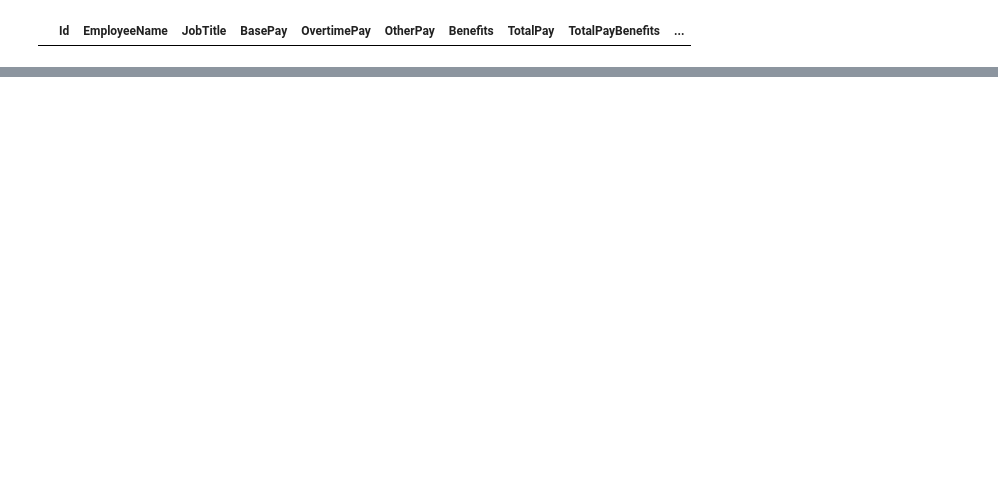
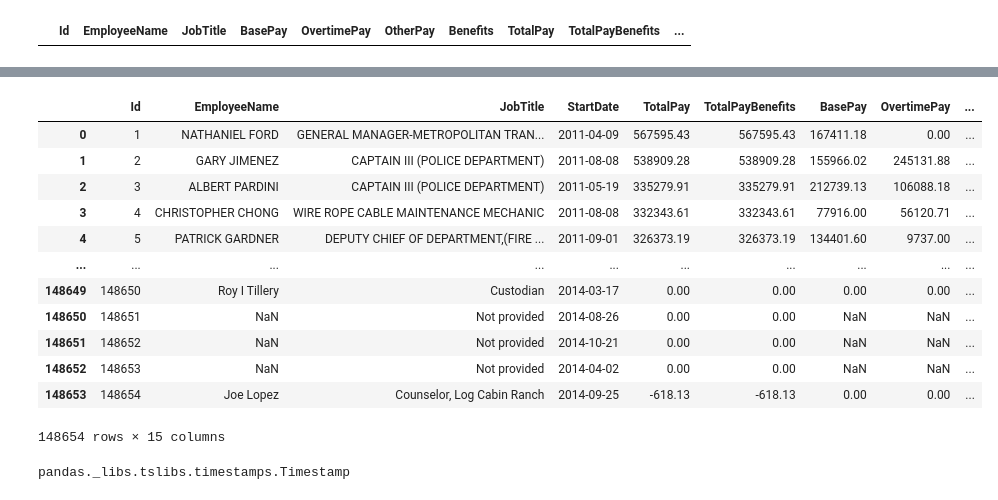
Before and after one commit to 4aks4/Cohort006, a Jupyter notebook: Numpy&Pandas_Classes/Numpy_Notes.ipynb, the cells around one changed output, grey strips where cells are left out. Cells and saved outputs as stored; diff of their text form; code cells hidden in the pictures; blank space fills up the shorter version.

```diff
--- a/Numpy&Pandas_Classes/Numpy_Notes.ipynb
+++ b/Numpy&Pandas_Classes/Numpy_Notes.ipynb
@@ -590,0 +899,5 @@ salaries[salaries.EmployeeName == 'Not provided']
+# %%
+salaries['new_date'] =salaries.Year.apply(lambda x: str(np.random.randint(1,28))+ '-'+ str(np.random.randint(1,12))+'-'+str(x))
+# %%
+salaries.new_date = pd.to_datetime(salaries.new_date)
+salaries.new_date
@@ -590,0 +921,26 @@ salaries[salaries.EmployeeName == 'Not provided']
+# %%
+salaries = salaries[['Id', 'EmployeeName', 'JobTitle', 'new_date', 'TotalPay', 'TotalPayBenefits','BasePay', 'OvertimePay', 'OtherPay',
+       'Benefits',  'Year', 'Notes', 'Agency',
+       'Status', 'Salary_Difference']]
+# %%
+salaries.rename({'new_date':'StartDate'}, axis=1, inplace=True)
+# %%
+salaries
+# %% [output]
+|  | Id | EmployeeName | JobTitle | StartDate | TotalPay | TotalPayBenefits | BasePay | OvertimePay | ... |
+| 0 | 1 | NATHANIEL FORD | GENERAL MANAGER-METROPOLITAN TRAN... | 2011-04-09 | 567595.43 | 567595.43 | 167411.18 | 0.00 | ... |
+| 1 | 2 | GARY JIMENEZ | CAPTAIN III (POLICE DEPARTMENT) | 2011-08-08 | 538909.28 | 538909.28 | 155966.02 | 245131.88 | ... |
+| 2 | 3 | ALBERT PARDINI | CAPTAIN III (POLICE DEPARTMENT) | 2011-05-19 | 335279.91 | 335279.91 | 212739.13 | 106088.18 | ... |
+| 3 | 4 | CHRISTOPHER CHONG | WIRE ROPE CABLE MAINTENANCE MECHANIC | 2011-08-08 | 332343.61 | 332343.61 | 77916.00 | 56120.71 | ... |
+| 4 | 5 | PATRICK GARDNER | DEPUTY CHIEF OF DEPARTMENT,(FIRE ... | 2011-09-01 | 326373.19 | 326373.19 | 134401.60 | 9737.00 | ... |
+| ... | ... | ... | ... | ... | ... | ... | ... | ... | ... |
+| 148649 | 148650 | Roy I Tillery | Custodian | 2014-03-17 | 0.00 | 0.00 | 0.00 | 0.00 | ... |
+| 148650 | 148651 | NaN | Not provided | 2014-08-26 | 0.00 | 0.00 | NaN | NaN | ... |
+| 148651 | 148652 | NaN | Not provided | 2014-10-21 | 0.00 | 0.00 | NaN | NaN | ... |
+| 148652 | 148653 | NaN | Not provided | 2014-04-02 | 0.00 | 0.00 | NaN | NaN | ... |
+| 148653 | 148654 | Joe Lopez | Counselor, Log Cabin Ranch | 2014-09-25 | -618.13 | -618.13 | 0.00 | 0.00 | ... |
+148654 rows × 15 columns
+# %%
+type(salaries.StartDate[1])
+# %% [output]
+pandas._libs.tslibs.timestamps.Timestamp
```
Also changed, not shown: parts of 42 cells of this notebook, 28 other files.
